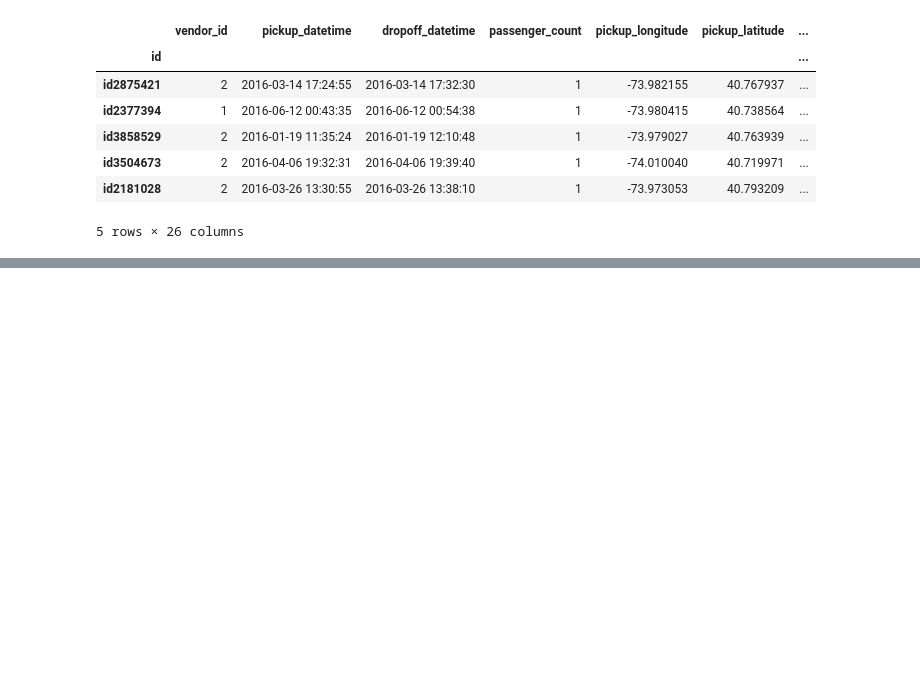
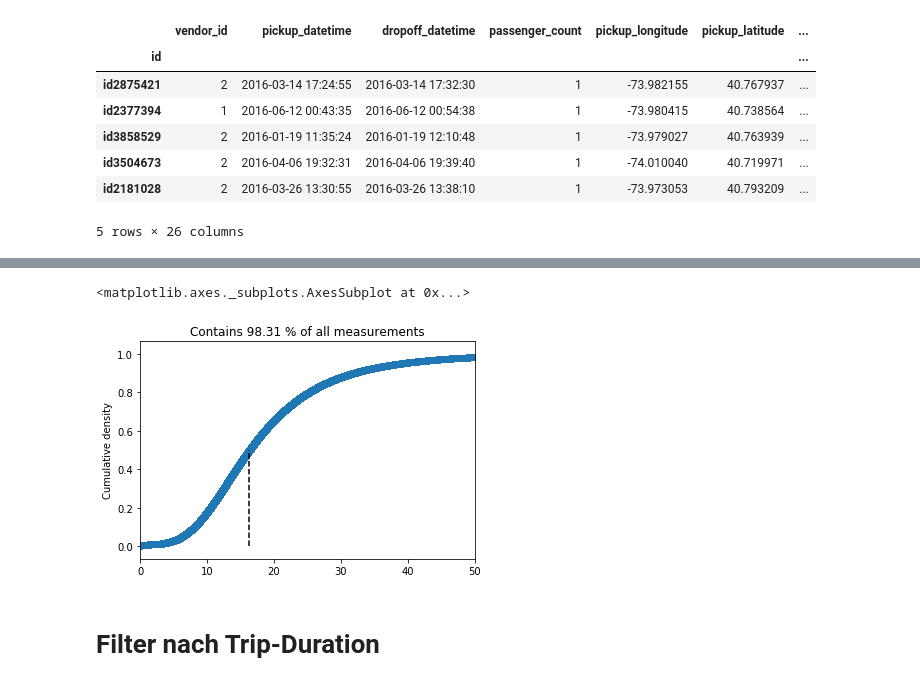
Before and after one commit to nblo/NYC_TaxiTripDuration, a Jupyter notebook: jupyter_notebooks/Explorative_analyse_Simon.ipynb, the cells around one changed output, grey strips where cells are left out. Saved outputs shown, nothing was run; the diff lists cells and outputs as text; code cells hidden in the pictures; blank space fills up the shorter version.

```diff
--- a/jupyter_notebooks/Explorative_analyse_Simon.ipynb
+++ b/jupyter_notebooks/Explorative_analyse_Simon.ipynb
@@ -59,0 +143,7 @@ Length: 1458644, dtype: float64
+# %%
+plot_ecdf(series=df_rides.velo, xlim=(0,50))
+# %% [output]
+<matplotlib.axes._subplots.AxesSubplot at 0x...>
+[figure, added]
+# %% [markdown]
+# Filter nach Trip-Duration
```
Also changed, not shown: parts of 22 cells of this notebook, 1 other file.
